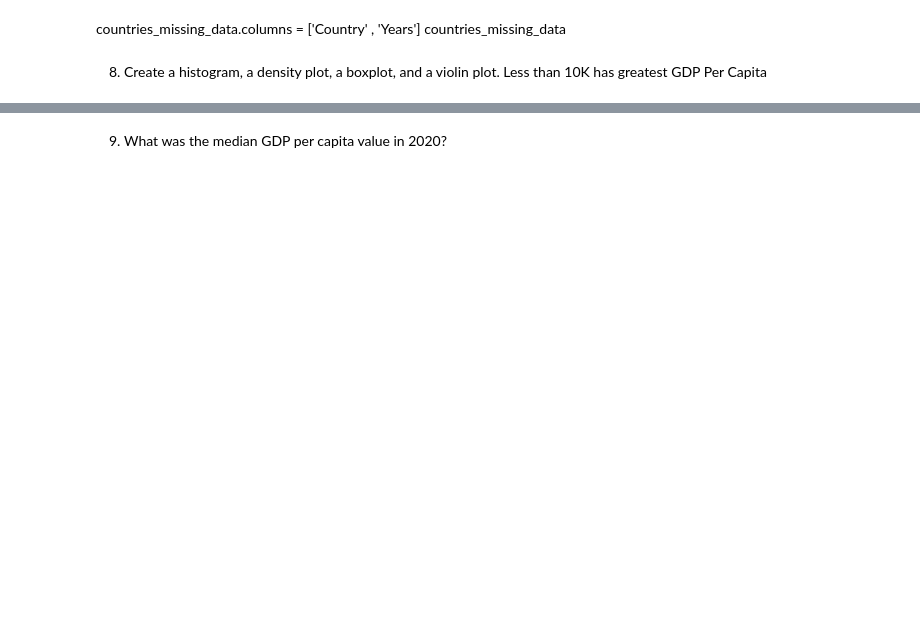
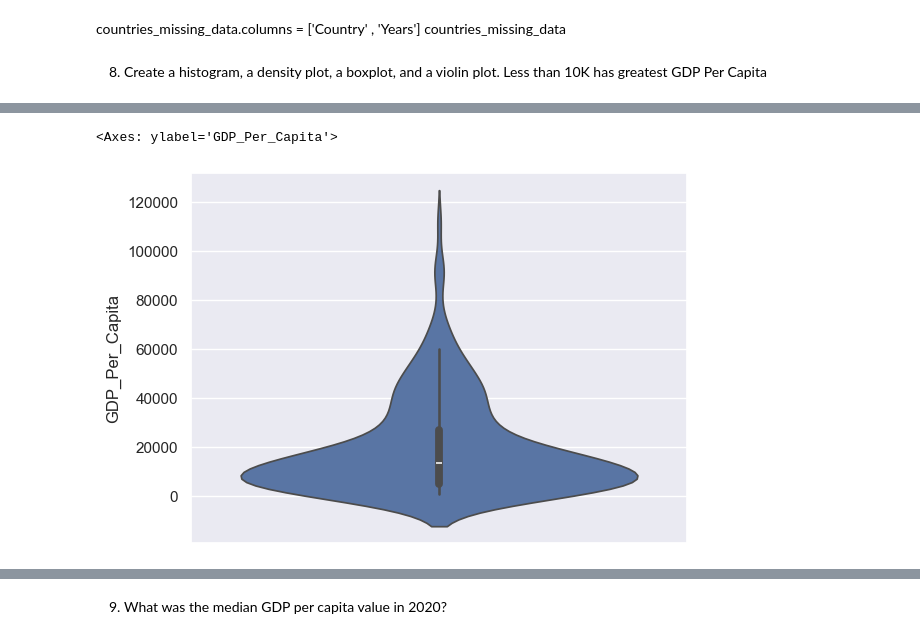
Before and after one commit to JennaLovesData/gdp-and-internet-usage-Project, a Jupyter notebook: notebook/UN_Project.ipynb, the cells around one changed output, grey strips where cells are left out. Saved outputs shown, nothing was run; the diff lists cells and outputs as text; code cells hidden in the pictures; blank space fills up the shorter version.

```diff
--- a/notebook/UN_Project.ipynb
+++ b/notebook/UN_Project.ipynb
@@ -46,0 +172,5 @@ sns.violinplot(y=gdp_df1.GDP_Per_Capita.loc [gdp_df1.Year == 2020])
+# %%
+sns.violinplot(y=gdp_df.GDP_Per_Capita.loc [gdp_df.Year == 2020])
+# %% [output]
+<Axes: ylabel='GDP_Per_Capita'>
+[figure, added]
```
Also changed, not shown: parts of 121 cells of this notebook.
